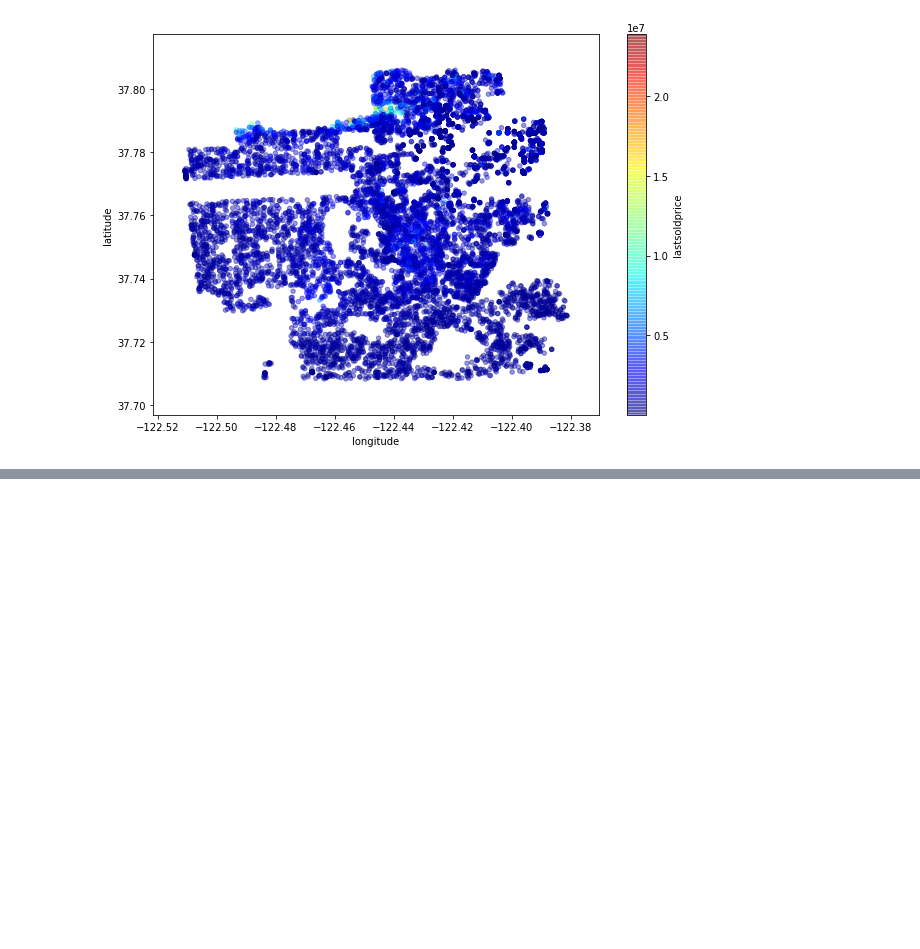
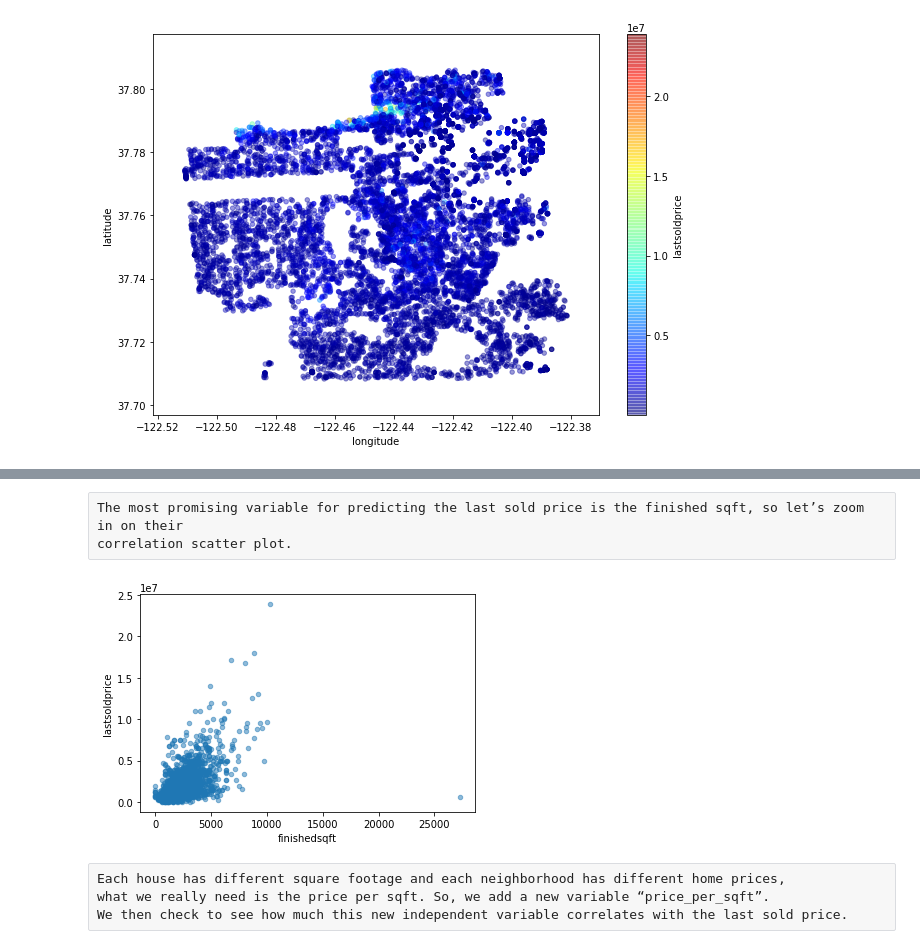
Before and after one commit to rakesh1993it/machin-learning, a Jupyter notebook: linear regression algo.ipynb, the cells around one changed output, grey strips where cells are left out. Cells and saved outputs as stored; diff of their text form; code cells hidden in the pictures; blank space fills up the shorter version.

```diff
--- a/linear regression algo.ipynb
+++ b/linear regression algo.ipynb
@@ -98,0 +115,12 @@ data.plot(kind="scatter", x="longitude", y="latitude", alpha=0.4, figsize=(10,7)
+# %% [raw]
+The most promising variable for predicting the last sold price is the finished sqft, so let’s zoom in on their
+correlation scatter plot.
+# %%
+data.plot(kind="scatter", x="finishedsqft", y="lastsoldprice", alpha=0.5)
+plt.savefig('scatter.png')
+# %% [output]
+[figure, added]
+# %% [raw]
+Each house has different square footage and each neighborhood has different home prices,
+what we really need is the price per sqft. So, we add a new variable “price_per_sqft”.
+We then check to see how much this new independent variable correlates with the last sold price.
```
Also changed, not shown: parts of 22 cells of this notebook.
